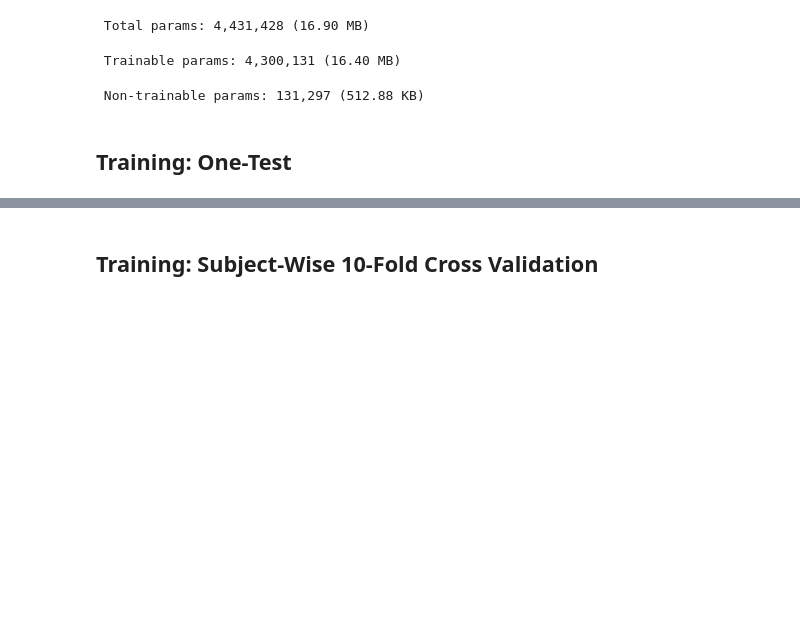
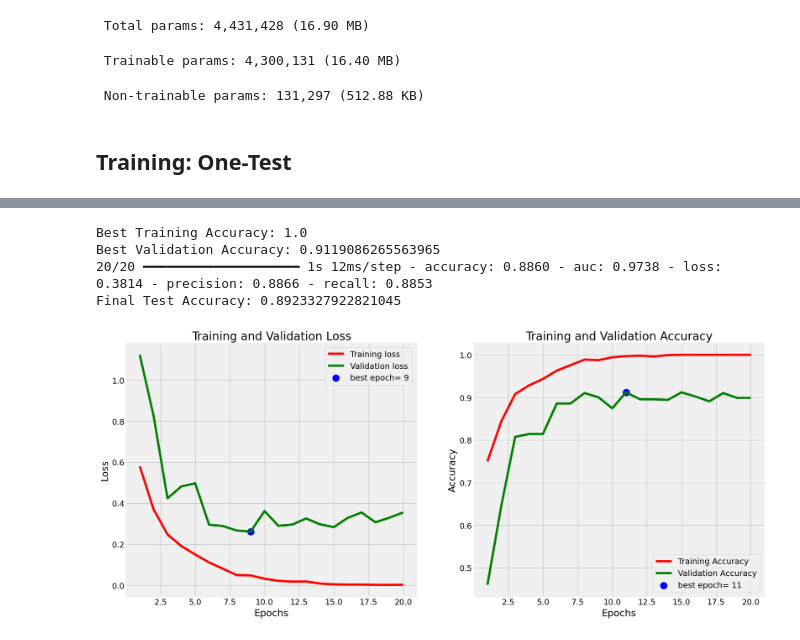
Before and after one commit to kworathur/CV-Capstone, a Jupyter notebook: train_model.ipynb, the cells around one changed output, grey strips where cells are left out. Drawn from its saved outputs; the diff is of its cells as text; code cells hidden in the pictures; blank space fills up the shorter version.

```diff
--- a/train_model.ipynb
+++ b/train_model.ipynb
@@ -40,8 +32,8 @@ images = np.load('./dataset/images.npy', mmap_mode='r')
 masks = np.load('./dataset/masks.npy', mmap_mode='r')
 patient_ids = np.load('./dataset/patient_ids.npy').flatten()
 file_paths = np.load('./dataset/file_paths.npy')
-
 integer_to_class = {'1': 'meningioma (1)', '2': 'glioma (2)', '3': 'pituitary tumor (3)'}
+file_paths, file_paths_test, labels, labels_test, patient_ids, patient_ids_test = train_test_split(file_paths, labels, patient_ids, test_size=0.2, random_state=42)
 # %% [markdown]
 # Create dataset splits
 # %% [markdown]
@@ -49,10 +41,9 @@ integer_to_class = {'1': 'meningioma (1)', '2': 'glioma (2)', '3': 'pituitary tu
 
 To test our implementation quickly we used the following split, without considering patient IDs: 60% of examples are placed in the training dataset, 20% are placed in the validation dataset, and the remaining 20% are used for the test set.
 # %%
-X, X_test, y, y_test = train_test_split(file_paths, labels, test_size=0.2, random_state=1)
-X_train, X_val, y_train, y_val = train_test_split(X, y, test_size=0.25)
+X_train, X_val, y_train, y_val = train_test_split(file_paths, labels, test_size=0.25, random_state=1)
 
 
 train_ds = tf.data.Dataset.from_tensor_slices((X_train, y_train))
 val_ds = tf.data.Dataset.from_tensor_slices((X_val, y_val))
-test_ds = tf.data.Dataset.from_tensor_slices((X_test, y_test))
+test_ds = tf.data.Dataset.from_tensor_slices((file_paths_test, labels_test))
@@ -252,8 +171,9 @@ Model: "classifier_to_explain"
  Non-trainable params: 131,297 (512.88 KB)
 # %%
 # Define a callback to save the model with the lowest validation loss
-def train_once(train_ds, val_ds, test_ds, epochs=100, trial_id=0):
+def train_once(model, train_ds, val_ds, epochs=100, trial_id=0):
 
+  csv_logger = CSVLogger(f'log/log-trial-{trial_id}.csv', append=True, separator=',')
   output_directory = os.getcwd() + "/saved_models"
   model_filename = f"best_model-trial-{trial_id}.keras"
   model_path = os.path.join(output_directory, model_filename)
@@ -266,7 +186,7 @@ def train_once(train_ds, val_ds, test_ds, epochs=100, trial_id=0):
 
 
   # Adapt the normalization layer of the model
-  model.compile(optimizer=keras.optimizers.Adam(learning_rate=0.001), loss='categorical_crossentropy', metrics=['accuracy', 'auc'])
+  model.compile(optimizer=keras.optimizers.Adam(learning_rate=0.001, clipnorm=1.0), loss='categorical_crossentropy', metrics=['accuracy', 'auc', 'precision', 'recall'])
 
   # Define a callback for early stopping
   early_stopping = keras.callbacks.EarlyStopping(monitor="val_loss", patience=11,
@@ -280,14 +200,14 @@ def train_once(train_ds, val_ds, test_ds, epochs=100, trial_id=0):
       x=train_ds,  # Provide the input data directly from the dataset
       epochs=epochs,
       validation_data=val_ds,
-      callbacks=[model_checkpoint, early_stopping]
+      callbacks=[model_checkpoint, early_stopping, csv_logger]
   )
 
   return history
 # %% [markdown]
 ## Training: One-Test
 # %%
-history = train_once(train_ds, val_ds, test_ds)
+history = train_once(model, train_ds, val_ds)
 print(history)
 # %% [output]
 Epoch 1/100
@@ -310,7 +231,6 @@ KeyboardInterrupt:
 # %%
 best_train_acc = max(history.history['accuracy'])
 best_valid_acc = max(history.history['val_accuracy'])
-
 
 print(f"Best Training Accuracy: {best_train_acc}")
 print(f"Best Validation Accuracy: {best_valid_acc}")
@@ -319,45 +239,48 @@ metrics = model.evaluate(x=test_ds, return_dict=True)
 test_accuracy = metrics['accuracy']
 
 print(f"Final Test Accuracy: {test_accuracy}")
+# %% [output]
+Best Training Accuracy: 1.0
+Best Validation Accuracy: 0.9119086265563965
+20/20 ━━━━━━━━━━━━━━━━━━━━ 1s 12ms/step - accuracy: 0.8860 - auc: 0.9738 - loss: 0.3814 - precision: 0.8866 - recall: 0.8853
+Final Test Accuracy: 0.8923327922821045
 # %%
 # # Define needed variables
 tr_acc = history.history['accuracy']
 tr_loss = history.history['loss']
-tr_auroc = histor.history['auc']
 val_acc = history.history['val_accuracy']
 val_loss = history.history['val_loss']
-val_auroc = history.history['val_auc']
 index_loss = np.argmin(val_loss)
 val_lowest = val_loss[index_loss]
 index_acc = np.argmax(val_acc)
-acc_highest = val_auroc[index_acc]
+acc_highest = val_acc[index_acc]
 Epochs = [i+1 for i in range(len(tr_acc))]
 loss_label = f'best epoch= {str(index_loss + 1)}'
 acc_label = f'best epoch= {str(index_acc + 1)}'
 
 # Plot training history
 plt.figure(figsize= (20, 8))
 plt.style.use('fivethirtyeight')
 
 plt.subplot(1, 2, 1)
 plt.plot(Epochs, tr_loss, 'r', label= 'Training loss')
 plt.plot(Epochs, val_loss, 'g', label= 'Validation loss')
 plt.scatter(index_loss + 1, val_lowest, s= 150, c= 'blue', label= loss_label)
 plt.title('Training and Validation Loss')
 plt.xlabel('Epochs')
 plt.ylabel('Loss')
 plt.legend()
 
 plt.subplot(1, 2, 2)
-plt.plot(Epochs, tr_auc, 'r', label= 'Training Accuracy')
-plt.plot(Epochs, val_auc, 'g', label= 'Validation Accuracy')
+plt.plot(Epochs, tr_acc, 'r', label= 'Training Accuracy')
+plt.plot(Epochs, val_acc, 'g', label= 'Validation Accuracy')
 plt.scatter(index_acc + 1 , acc_highest, s= 150, c= 'blue', label= acc_label)
 plt.title('Training and Validation Accuracy')
 plt.xlabel('Epochs')
 plt.ylabel('Accuracy')
 plt.legend()
 
 plt.tight_layout
 plt.show()
+# %% [output]
+[figure, added]
-# %% [markdown]
-## Training: Subject-Wise 10-Fold Cross Validation
```
Also changed, not shown: parts of 12 cells of this notebook.
